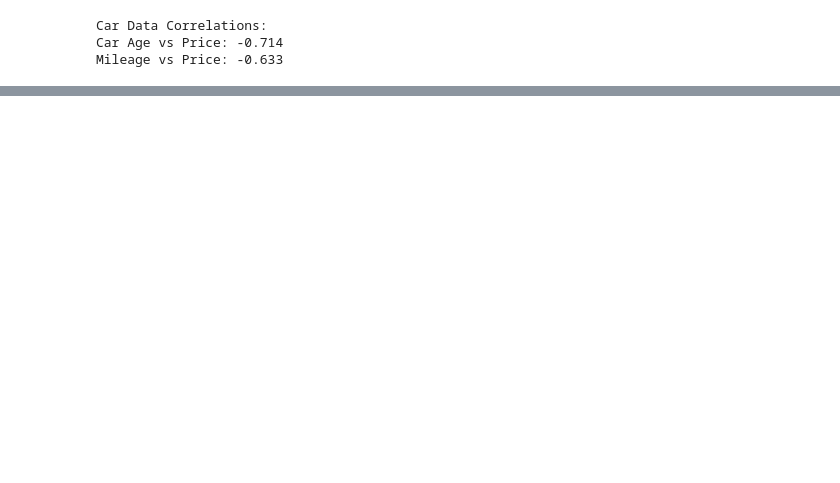
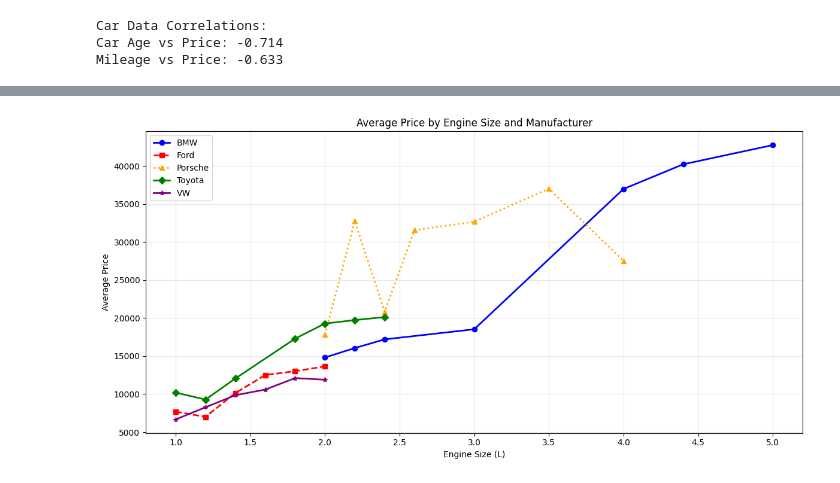
Before and after one commit to jb00753/Data-Analytics, a Jupyter notebook: Project1.ipynb, the cells around one changed output, grey strips where cells are left out. Drawn from its saved outputs; the diff is of its cells as text; code cells hidden in the pictures; blank space fills up the shorter version.

```diff
--- a/Project1.ipynb
+++ b/Project1.ipynb
@@ -405,0 +479,29 @@ I found a few issues with the data. First, the data is from Europe. So I would n
+# %%
+
+
+# Graph 4: Line graph for Engine Size vs Price by Manufacturer
+plt.figure(figsize=(12, 6))
+
+# Calculate average price for each engine size by manufacturer
+manufacturers = ['BMW', 'Ford', 'Porsche', 'Toyota', 'VW']
+colors = ['blue', 'red', 'orange', 'green', 'purple']
+styles = ['-', '--', ':', '-', '-']
+markers = ['o', 's', '^', 'D', '*']
+
+for mfg, color, style, marker in zip(manufacturers, colors, styles, markers):
+    mfg_data = df[df['Manufacturer'] == mfg]
+    engine_avg = mfg_data.groupby('Engine size')['Price'].mean()
+
+    plt.plot(engine_avg.index, engine_avg.values,
+             color=color, linestyle=style, marker=marker,
+             label=mfg, linewidth=2, markersize=6)
+
+plt.title('Average Price by Engine Size and Manufacturer')
+plt.xlabel('Engine Size (L)')
+plt.ylabel('Average Price')
+plt.legend()
+plt.grid(True, alpha=0.3)
+plt.tight_layout()
+plt.show()
+# %% [output]
+[figure, added]
```
Also changed, not shown: parts of 18 cells of this notebook.
